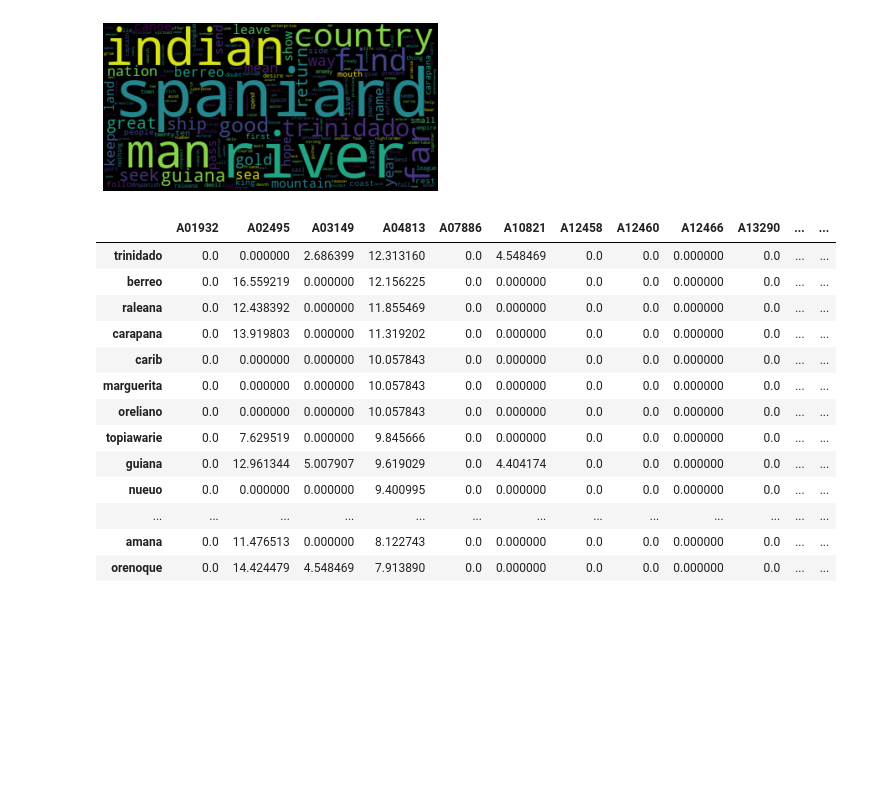
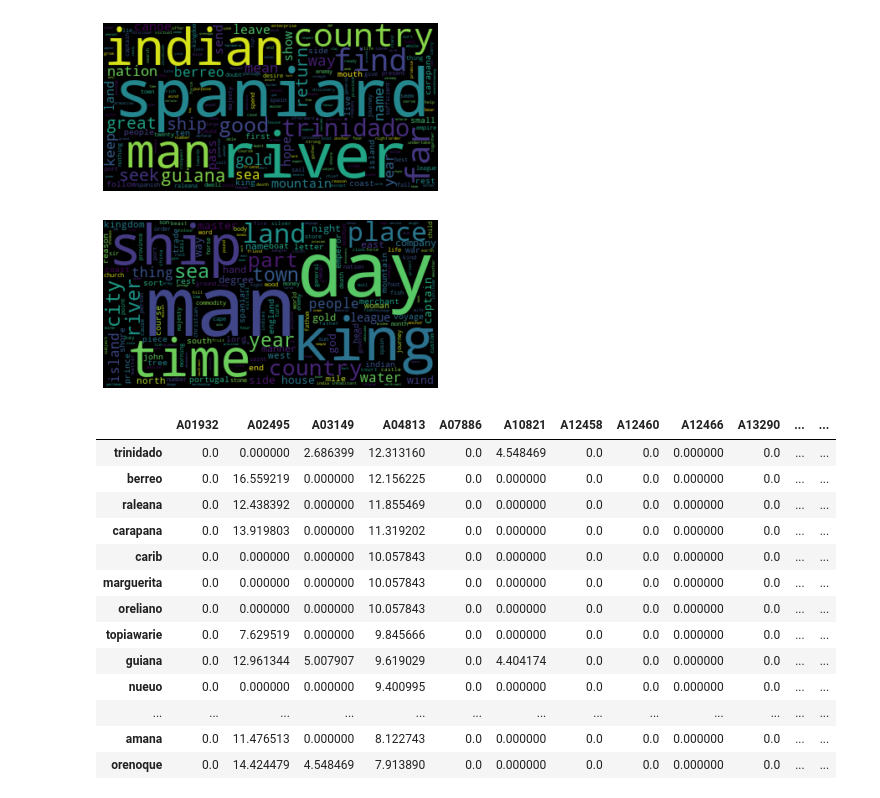
Before and after one commit to amycweng/ECBC-Data-2022, a Jupyter notebook: vocab.ipynb, the cells around one changed output. Saved outputs shown, nothing was run; the diff lists cells and outputs as text; code cells hidden in the pictures; blank space fills up the shorter version.

```diff
--- a/vocab.ipynb
+++ b/vocab.ipynb
@@ -137,6 +137,19 @@ plt.axis('off')
 plt.show()
 # %% [output]
 [figure]
+# %%
+# generating word clouds of nouns in EP tuning
+
+from allNounsEPTuning import nouns
+
+nouncloud = WordCloud(min_word_length = 3)
+nouncloud.generate_from_frequencies(nouns)
+
+plt.imshow(nouncloud, interpolation='bilinear')
+plt.axis('off')
+plt.show()
+# %% [output]
+[figure, added]
 # %%
 #setting a text to sort by for TF-IDF analysis
 basetext = 'A04813'
```
Also changed, not shown: 8 other files.
